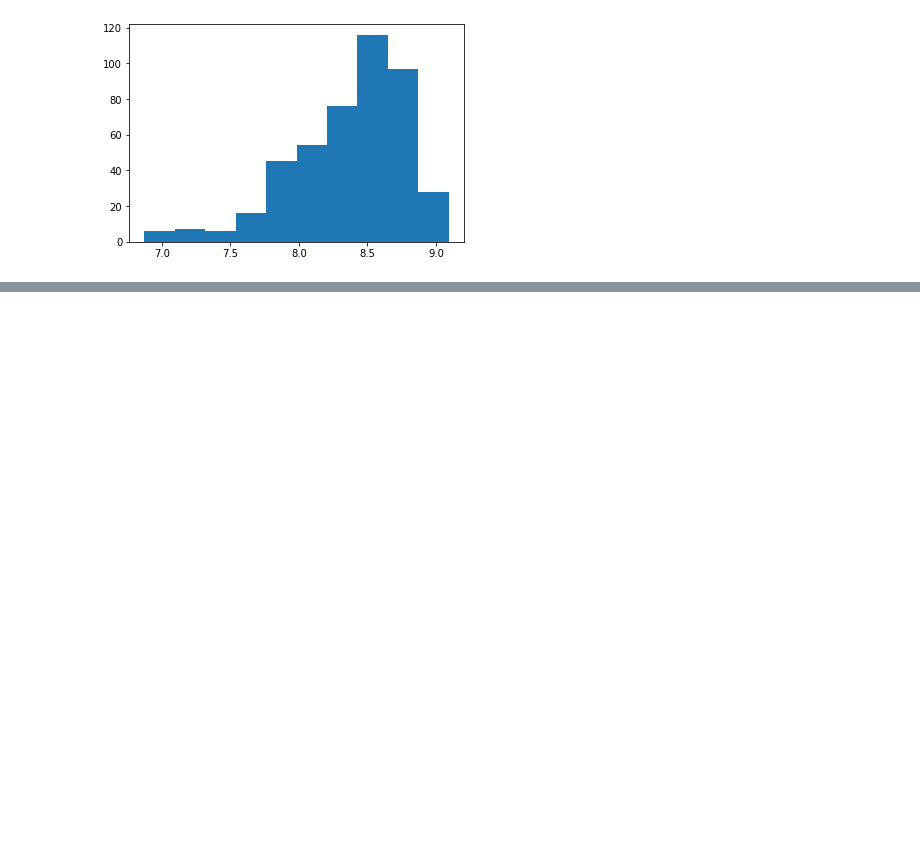
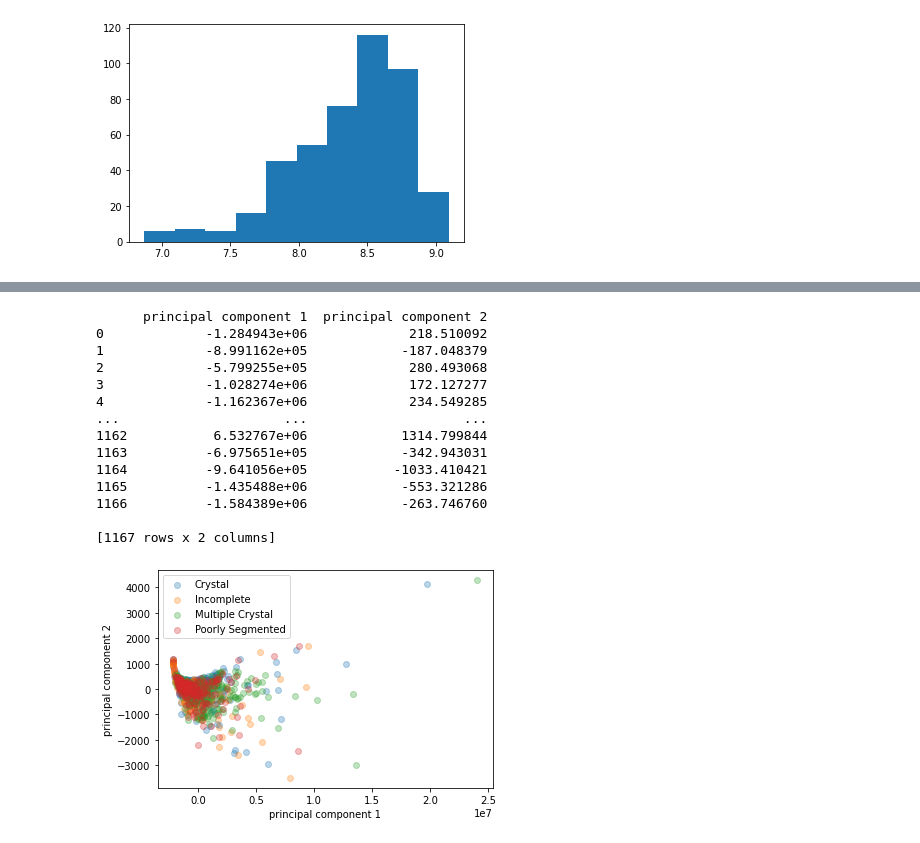
Before and after one commit to jepietryga/colloidalcrystal_ml, a Jupyter notebook: Notebooks/DataViewing_OverviewFigures.ipynb, the cells around one changed output, grey strips where cells are left out. Drawn from its saved outputs; the diff is of its cells as text; code cells hidden in the pictures; blank space fills up the shorter version.

```diff
--- a/Notebooks/CC_DataViewing.ipynb
+++ b/Notebooks/DataViewing_OverviewFigures.ipynb
@@ -202,0 +235,36 @@ features=['area',
+# %%
+from sklearn.decomposition import PCA
+X = df[features]
+pca = PCA(n_components=2)
+principalComponents = pca.fit_transform(X)
+principalDf = pd.DataFrame(data = principalComponents
+             , columns = ['principal component 1', 'principal component 2'])
+print(principalDf)
+
+finalDf = pd.concat([principalDf, df[['Labels']]], axis = 1)
+
+for label in label_list:
+    xlabel = 'principal component 1'
+    ylabel = 'principal component 2'
+    segregated_data = finalDf[finalDf["Labels"] == label]
+    plt.scatter(segregated_data[xlabel],segregated_data[ylabel],alpha=.3)
+    plt.xlabel(xlabel)
+    plt.ylabel(ylabel)
+    plt.legend(label_list)
+plt.show()
+# %% [output]
+      principal component 1  principal component 2
+0             -1.284943e+06             218.510092
+1             -8.991162e+05            -187.048379
+2             -5.799255e+05             280.493068
+3             -1.028274e+06             172.127277
+4             -1.162367e+06             234.549285
+...                     ...                    ...
+1162           6.532767e+06            1314.799844
+1163          -6.975651e+05            -342.943031
+1164          -9.641056e+05           -1033.410421
+1165          -1.435488e+06            -553.321286
+1166          -1.584389e+06            -263.746760
+
+[1167 rows x 2 columns]
+[figure, added]
```
Also changed, not shown: parts of 3 cells of this notebook, 8 other files.
